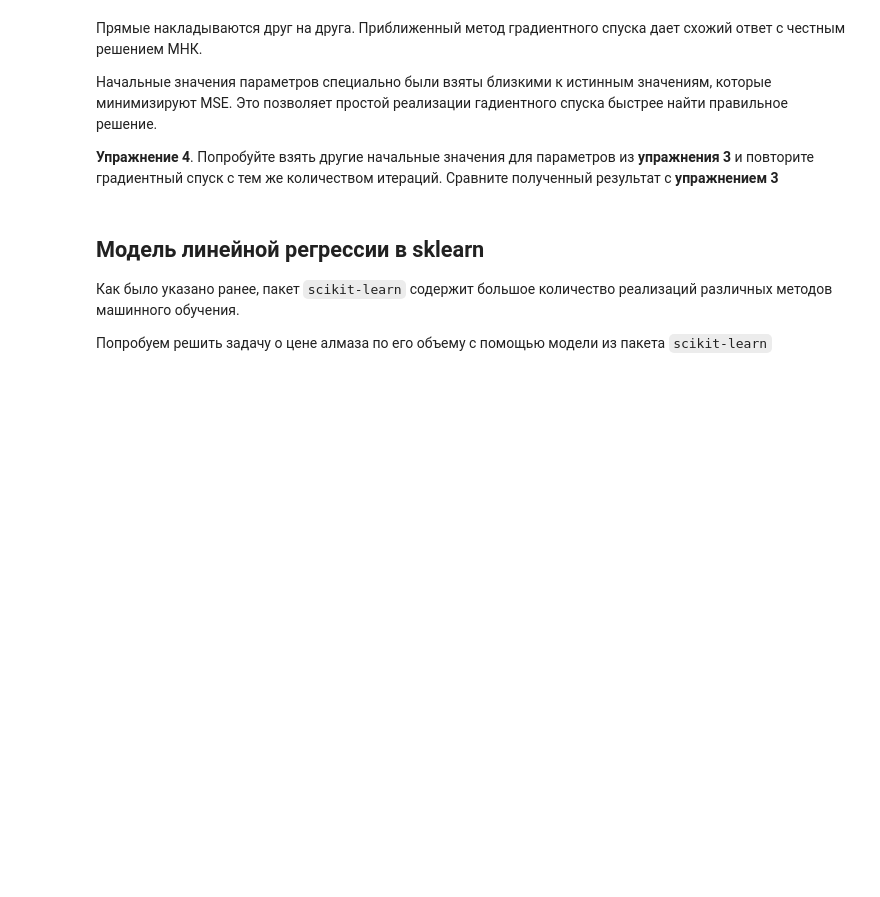
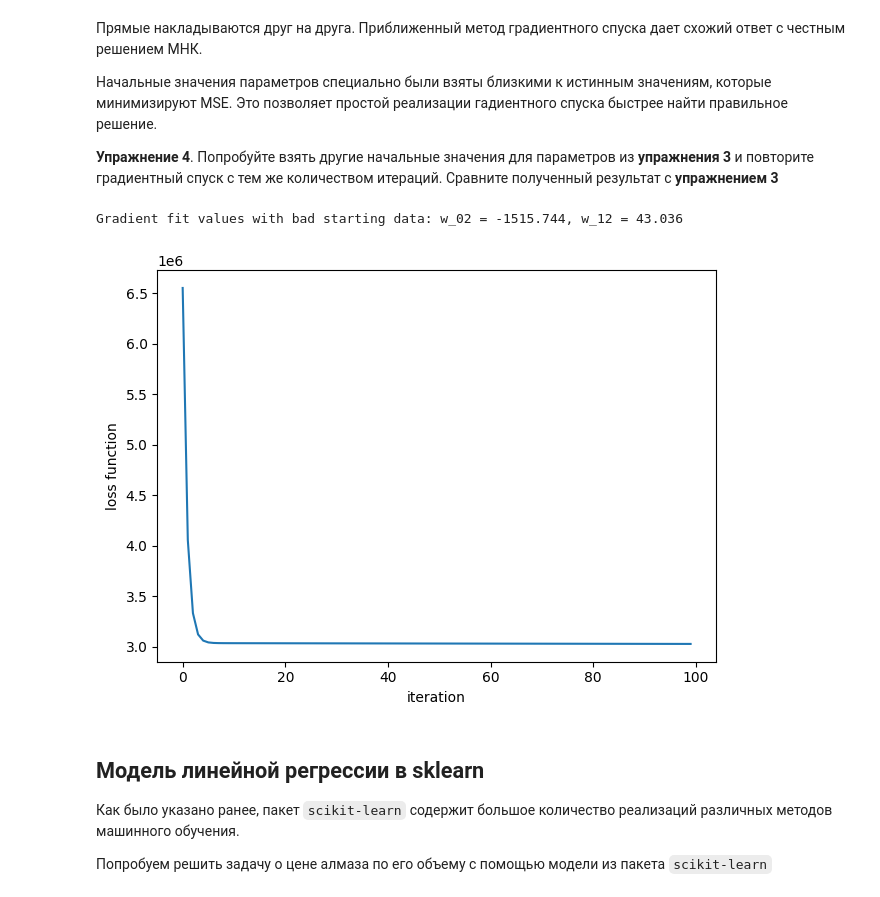
Before and after one commit to otter8sky/mipt_python_1_sem, a Jupyter notebook: 2024_lpr_lab13.ipynb, the cells around one changed output. Saved outputs shown, nothing was run; the diff lists cells and outputs as text; code cells hidden in the pictures; blank space fills up the shorter version.

```diff
--- a/2024_lpr_lab13.ipynb
+++ b/2024_lpr_lab13.ipynb
@@ -106,3 +102,6 @@ y =
+# %%
+x = df["x"] * df["y"] * df["z"]
+y = df["price"]
 # %% [markdown]
 Теперь графически отобразим зависимость цены алмаза от объема
 # %%
@@ -198,11 +197,10 @@ loss_function = lambda x, y, w_0, w_1: ((x * w_1 + w_0 - y)**2).sum() / len(x)
 loss_values = []
 
 for i in range(n_iterations):
-    # Впишите формульные значения для градиентов grad0 и grad1
-    grad0 =
-    grad1 =
-    w_0 -=
-    w_1 -=
+    grad1 = 2 / N * (x*(w_1*x + w_0 - y)).sum()
+    grad0 = 2 / N * (w_1*x + w_0 - y).sum()
+    w_0 -= derivative_step * grad0
+    w_1 -= gamma * grad1
     loss_values.append(loss_function(x, y, w_0, w_1))
 
 approx_w = (w_0, w_1)
@@ -238,6 +236,28 @@ plt.tight_layout()
 Начальные значения параметров специально были взяты близкими к истинным значениям, которые минимизируют MSE. Это позволяет простой реализации гадиентного спуска быстрее найти правильное решение.
 
 **Упражнение 4**. Попробуйте взять другие начальные значения для параметров из **упражнения 3** и повторите градиентный спуск с тем же количеством итераций. Сравните полученный результат с **упражнением 3**
+# %%
+w_02 = -1500
+w_12 = 20
+
+loss_values = []
+
+for i in range(n_iterations):
+    grad1 = 2 / N * (x*(w_12*x + w_02 - y)).sum()
+    grad0 = 2 / N * (w_12*x + w_02 - y).sum()
+    w_02 -= derivative_step * grad0
+    w_12 -= gamma * grad1
+    loss_values.append(loss_function(x, y, w_02, w_12))
+
+approx_w2 = (w_02, w_12)
+print(f"Gradient fit values with bad starting data: w_02 = {w_02:1.3f}, w_12 = {w_12:1.3f}") #
+plt.plot(loss_values)
+plt.xlabel("iteration")
+plt.ylabel("loss function")
+plt.tight_layout()
+# %% [output]
+Gradient fit values with bad starting data: w_02 = -1515.744, w_12 = 43.036
+[figure, added]
 # %% [markdown]
 ## Модель линейной регрессии в sklearn
 
```
Also changed, not shown: parts of 24 cells of this notebook.
